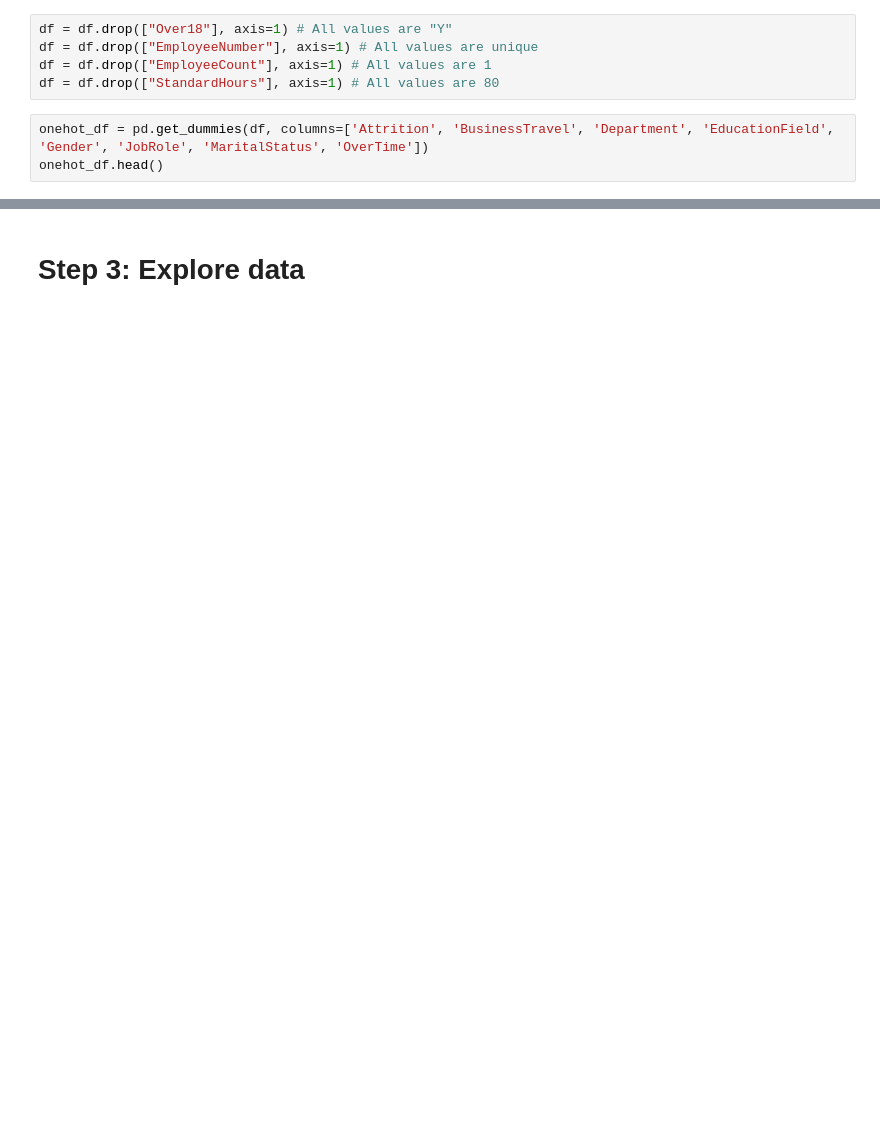
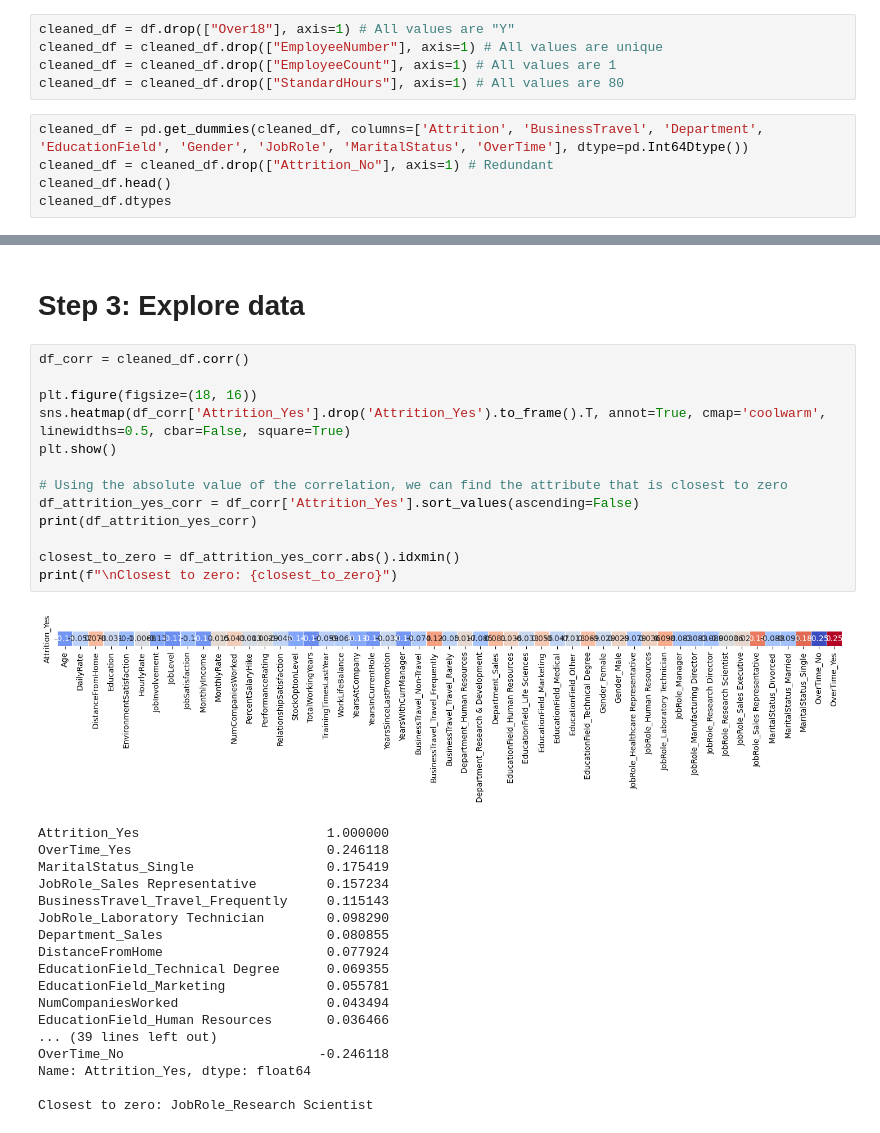
Before and after one commit to Peter537/Dat4-BI-MP4, a Jupyter notebook: attrition.ipynb, the cells around one changed output, grey strips where cells are left out. Saved outputs shown, nothing was run; the diff lists cells and outputs as text; blank space fills up the shorter version.

```diff
--- a/attrition.ipynb
+++ b/attrition.ipynb
@@ -73,11 +74,13 @@ print(df["OverTime"].unique())
 ['Y']
 ['Yes' 'No']
 # %%
-df = df.drop(["Over18"], axis=1) # All values are "Y"
-df = df.drop(["EmployeeNumber"], axis=1) # All values are unique
-df = df.drop(["EmployeeCount"], axis=1) # All values are 1
-df = df.drop(["StandardHours"], axis=1) # All values are 80
+cleaned_df = df.drop(["Over18"], axis=1) # All values are "Y"
+cleaned_df = cleaned_df.drop(["EmployeeNumber"], axis=1) # All values are unique
+cleaned_df = cleaned_df.drop(["EmployeeCount"], axis=1) # All values are 1
+cleaned_df = cleaned_df.drop(["StandardHours"], axis=1) # All values are 80
 # %%
-onehot_df = pd.get_dummies(df, columns=['Attrition', 'BusinessTravel', 'Department', 'EducationField', 'Gender', 'JobRole', 'MaritalStatus', 'OverTime'])
-onehot_df.head()
+cleaned_df = pd.get_dummies(cleaned_df, columns=['Attrition', 'BusinessTravel', 'Department', 'EducationField', 'Gender', 'JobRole', 'MaritalStatus', 'OverTime'], dtype=pd.Int64Dtype())
+cleaned_df = cleaned_df.drop(["Attrition_No"], axis=1) # Redundant
+cleaned_df.head()
+cleaned_df.dtypes
 # %% [output]
@@ -91,2 +104,34 @@ onehot_df.head()
 # %% [markdown]
 # Step 3: Explore data
+# %%
+df_corr = cleaned_df.corr()
+
+plt.figure(figsize=(18, 16))
+sns.heatmap(df_corr['Attrition_Yes'].drop('Attrition_Yes').to_frame().T, annot=True, cmap='coolwarm', linewidths=0.5, cbar=False, square=True)
+plt.show()
+
+# Using the absolute value of the correlation, we can find the attribute that is closest to zero
+df_attrition_yes_corr = df_corr['Attrition_Yes'].sort_values(ascending=False)
+print(df_attrition_yes_corr)
+
+closest_to_zero = df_attrition_yes_corr.abs().idxmin()
+print(f"\nClosest to zero: {closest_to_zero}")
+# %% [output]
+[figure, added]
+Attrition_Yes                        1.000000
+OverTime_Yes                         0.246118
+MaritalStatus_Single                 0.175419
+JobRole_Sales Representative         0.157234
+BusinessTravel_Travel_Frequently     0.115143
+JobRole_Laboratory Technician        0.098290
+Department_Sales                     0.080855
+DistanceFromHome                     0.077924
+EducationField_Technical Degree      0.069355
+EducationField_Marketing             0.055781
+NumCompaniesWorked                   0.043494
+EducationField_Human Resources       0.036466
+... (39 lines left out)
+OverTime_No                         -0.246118
+Name: Attrition_Yes, dtype: float64
+
+Closest to zero: JobRole_Research Scientist
```
Also changed, not shown: parts of 11 cells of this notebook.
